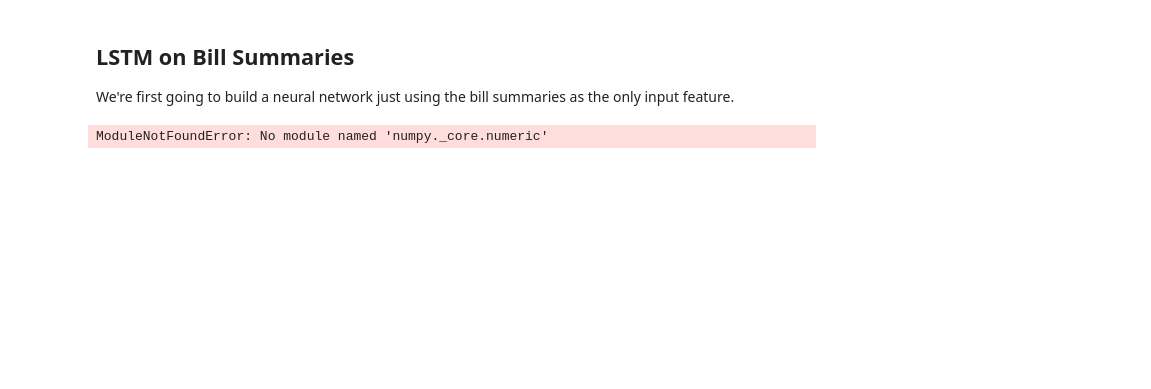
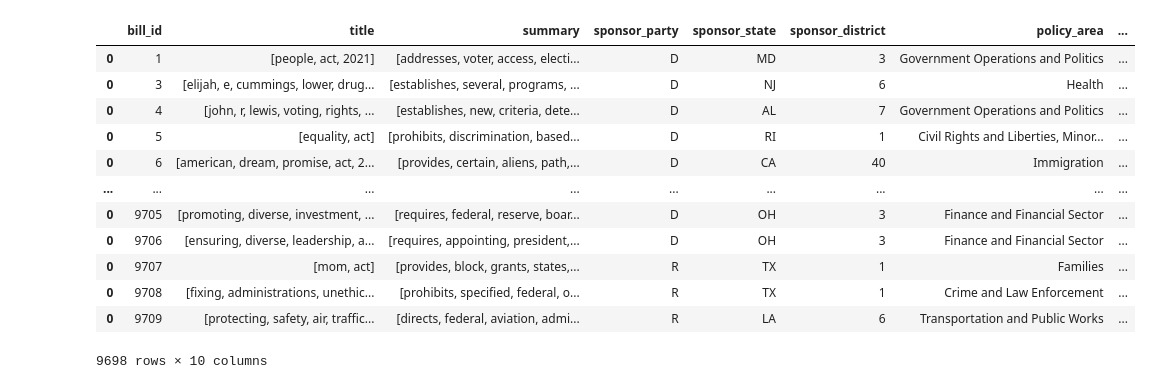
Before and after one commit to 7673502/BillSuccessPredictor, a Jupyter notebook: simplelstm.ipynb, the cells around one changed output. Saved outputs shown, nothing was run; the diff lists cells and outputs as text; code cells hidden in the pictures; blank space fills up the shorter version.

```diff
--- a/simplelstm.ipynb
+++ b/simplelstm.ipynb
@@ -1,6 +1,3 @@
-# %% [markdown]
-## LSTM on Bill Summaries
-We're first going to build a neural network just using the bill summaries as the only input feature.
 # %%
 import pandas as pd
 import numpy as np
@@ -7,5 +5,18 @@ import numpy as np
 # %%
 # load in the dataset
-df_bills = pd.read_feathers("117hrbills_encoded.feahter")
+df_bills = pd.read_feather("117hrbills_encoded.feather")
+df_bills
 # %% [output]
+|  | bill_id | title | summary | sponsor_party | sponsor_state | sponsor_district | policy_area | ... |
+| 0 | 1 | [people, act, 2021] | [addresses, voter, access, electi... | D | MD | 3 | Government Operations and Politics | ... |
+| 0 | 3 | [elijah, e, cummings, lower, drug... | [establishes, several, programs, ... | D | NJ | 6 | Health | ... |
+| 0 | 4 | [john, r, lewis, voting, rights, ... | [establishes, new, criteria, dete... | D | AL | 7 | Government Operations and Politics | ... |
+| 0 | 5 | [equality, act] | [prohibits, discrimination, based... | D | RI | 1 | Civil Rights and Liberties, Minor... | ... |
+| 0 | 6 | [american, dream, promise, act, 2... | [provides, certain, aliens, path,... | D | CA | 40 | Immigration | ... |
+| ... | ... | ... | ... | ... | ... | ... | ... | ... |
+| 0 | 9705 | [promoting, diverse, investment, ... | [requires, federal, reserve, boar... | D | OH | 3 | Finance and Financial Sector | ... |
+| 0 | 9706 | [ensuring, diverse, leadership, a... | [requires, appointing, president,... | D | OH | 3 | Finance and Financial Sector | ... |
+| 0 | 9707 | [mom, act] | [provides, block, grants, states,... | R | TX | 1 | Families | ... |
+| 0 | 9708 | [fixing, administrations, unethic... | [prohibits, specified, federal, o... | R | TX | 1 | Crime and Law Enforcement | ... |
+| 0 | 9709 | [protecting, safety, air, traffic... | [directs, federal, aviation, admi... | R | LA | 6 | Transportation and Public Works | ... |
-ModuleNotFoundError: No module named 'numpy._core.numeric'
+9698 rows × 10 columns
```
Also changed, not shown: parts of 31 cells of this notebook, 3 other files.
